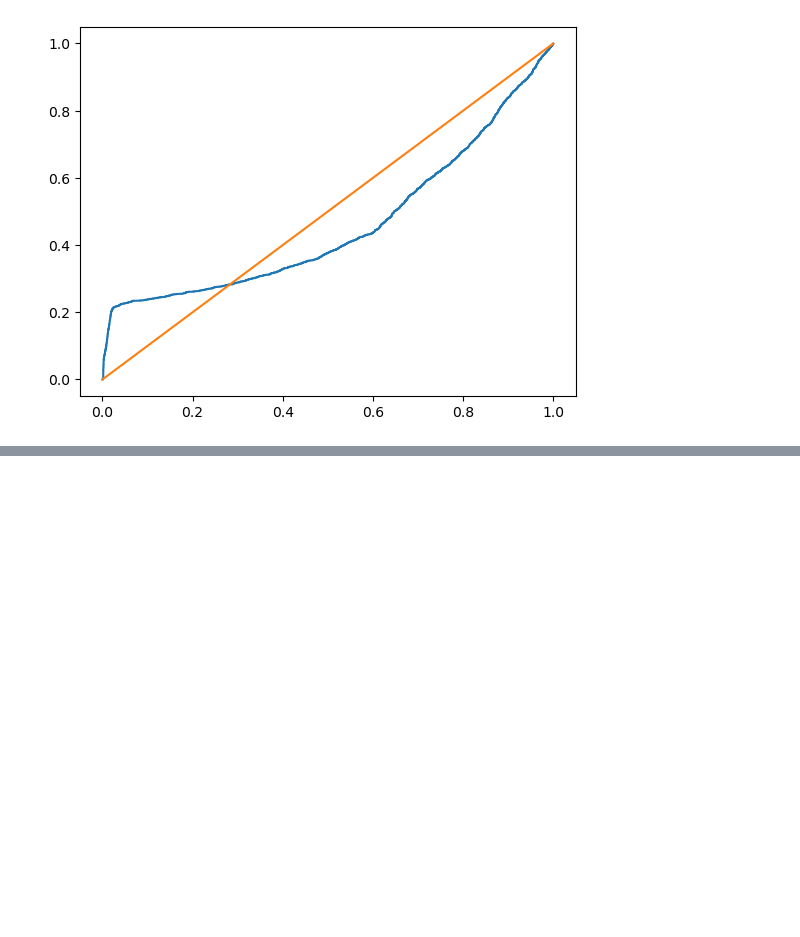
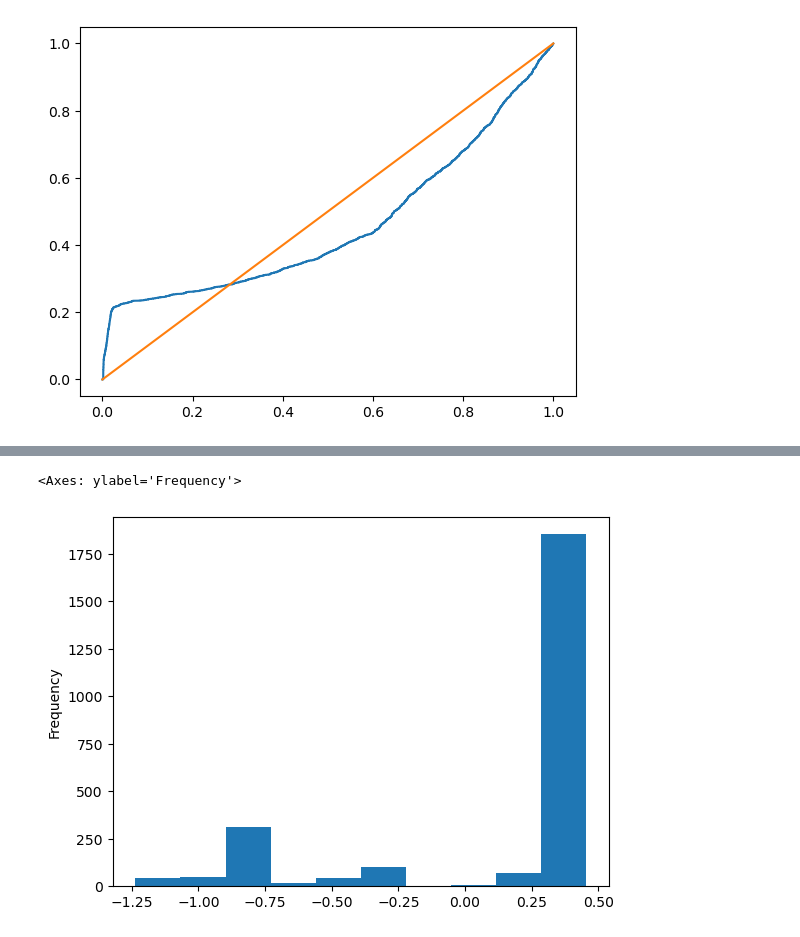
Before and after one commit to AtanasKolevNBU/PhD, a Jupyter notebook: notebooks/data_exploration/data_preparation.ipynb, the cells around one changed output, grey strips where cells are left out. Cells and saved outputs as stored; diff of their text form; code cells hidden in the pictures; blank space fills up the shorter version.

```diff
--- a/notebooks/data_exploration/data_preparation.ipynb
+++ b/notebooks/data_exploration/data_preparation.ipynb
@@ -550,0 +607,5 @@ plt.plot(fpr, fpr)
+# %%
+df_filtered_healthy['resultant_vibration_magnitude_normal_dist'].plot(kind='hist')
+# %% [output]
+<Axes: ylabel='Frequency'>
+[figure, added]
```
Also changed, not shown: parts of 17 cells of this notebook.
